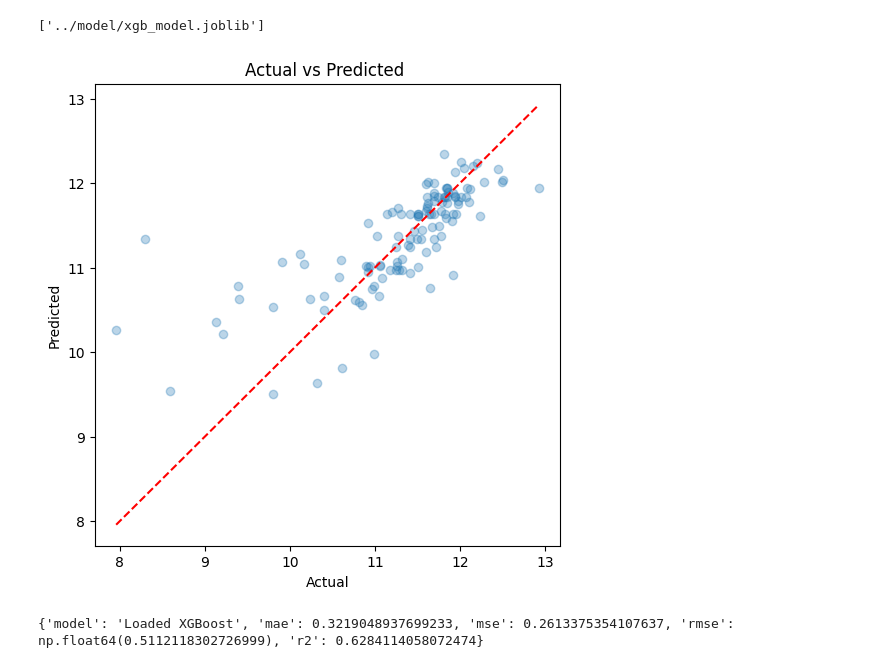
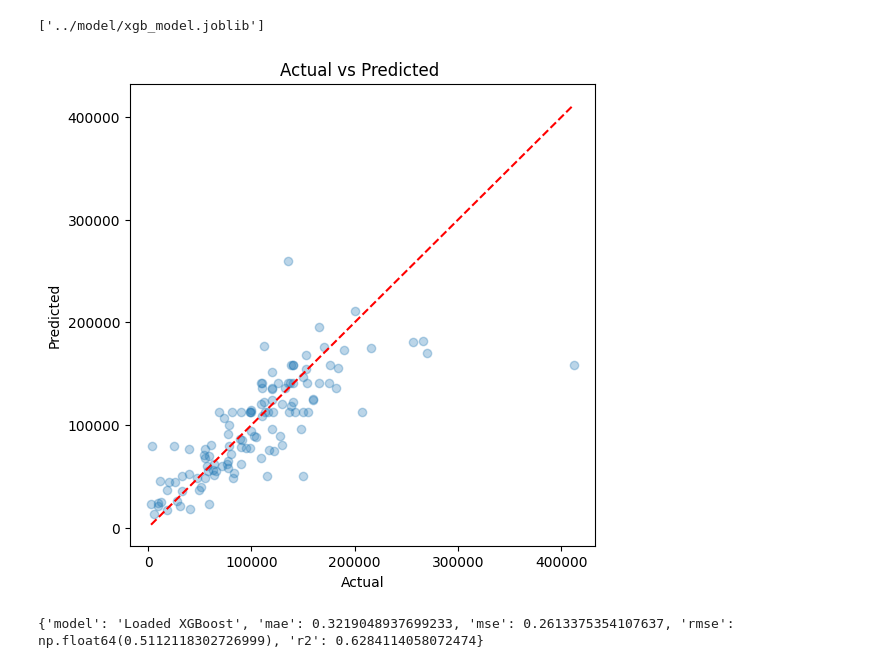
Before and after one commit to TarekAljundi/salary_prediction_app, a Jupyter notebook: notebooks/notebook.ipynb, the cells around one changed output. Cells and saved outputs as stored; diff of their text form; code cells hidden in the pictures.

```diff
--- a/notebooks/notebook.ipynb
+++ b/notebooks/notebook.ipynb
@@ -349,17 +331,20 @@ joblib.dump(xgb_reg, "../model/xgb_model.joblib")
 {'model': 'XGBoost', 'mae': 0.3219048937699233, 'mse': 0.2613375354107637, 'rmse': np.float64(0.5112118302726999), 'r2': 0.6284114058072474}
 ['../model/xgb_model.joblib']
 # %%
+
 plt.figure(figsize=(6, 6))
-plt.scatter(y_test, xgb_pred, alpha=0.3)
+plt.scatter(np.expm1(y_test), np.expm1(xgb_pred), alpha=0.3)
 plt.xlabel('Actual')
 plt.ylabel('Predicted')
 plt.title('Actual vs Predicted ')
-min_v = min(y_test.min(), xgb_pred.min())
-max_v = max(y_test.max(), xgb_pred.max())
+min_v = min(np.expm1(y_test).min(), np.expm1(xgb_pred).min())
+max_v = max(np.expm1(y_test).max(), np.expm1(xgb_pred).max())
 plt.plot([min_v, max_v], [min_v, max_v], 'r--')
+chart_path = "../charts/pred_vs_actual.png"
+plt.savefig(chart_path)
 plt.show()
 # %% [output]
-[figure, old version]
+[figure, new version]
 # %%
 s_reg= joblib.load("../model/xgb_model.joblib")
 s_reg.predict(X_test)
```
Also changed, not shown: parts of 1 cell of this notebook, 4 other files.
